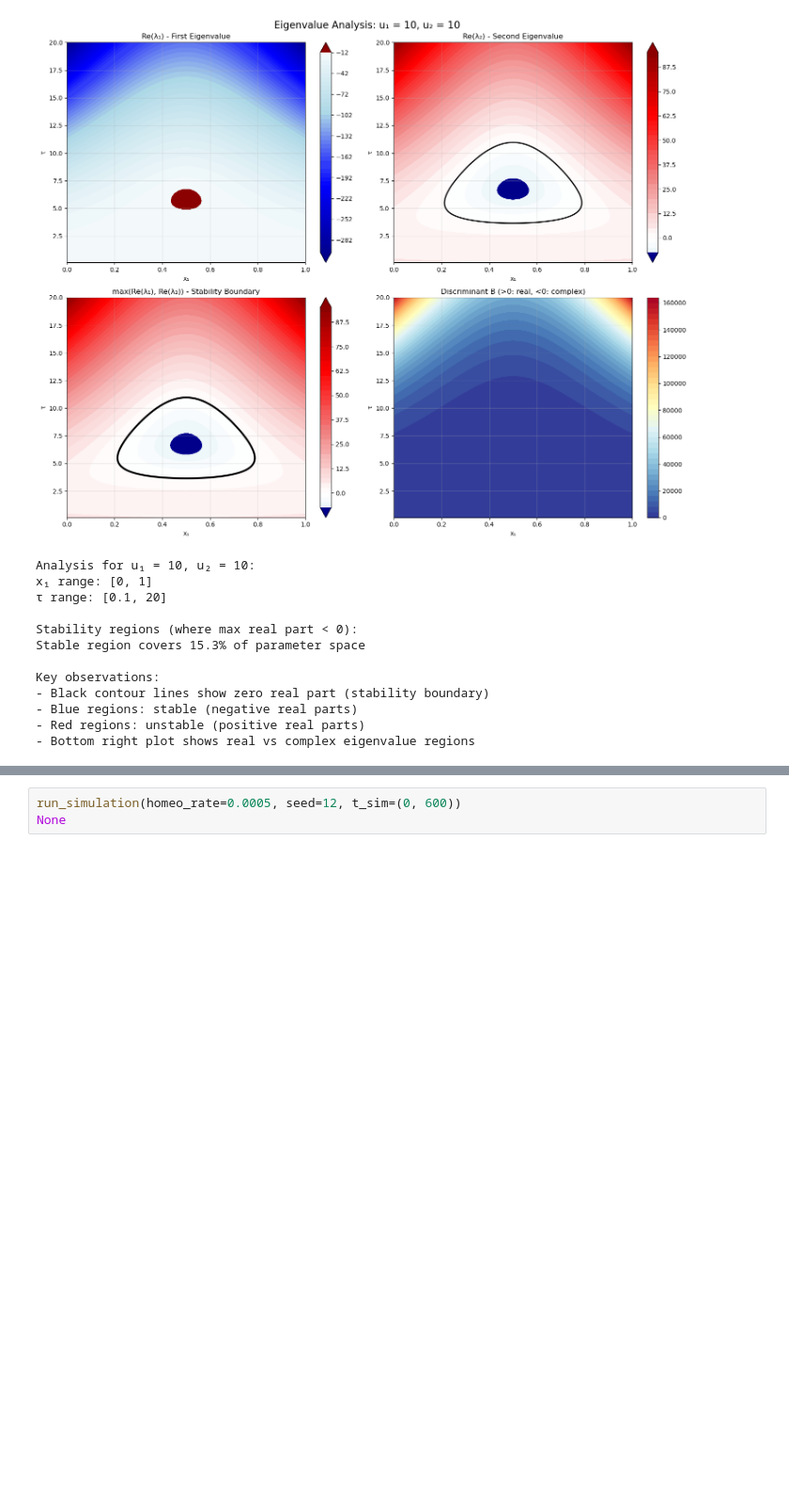
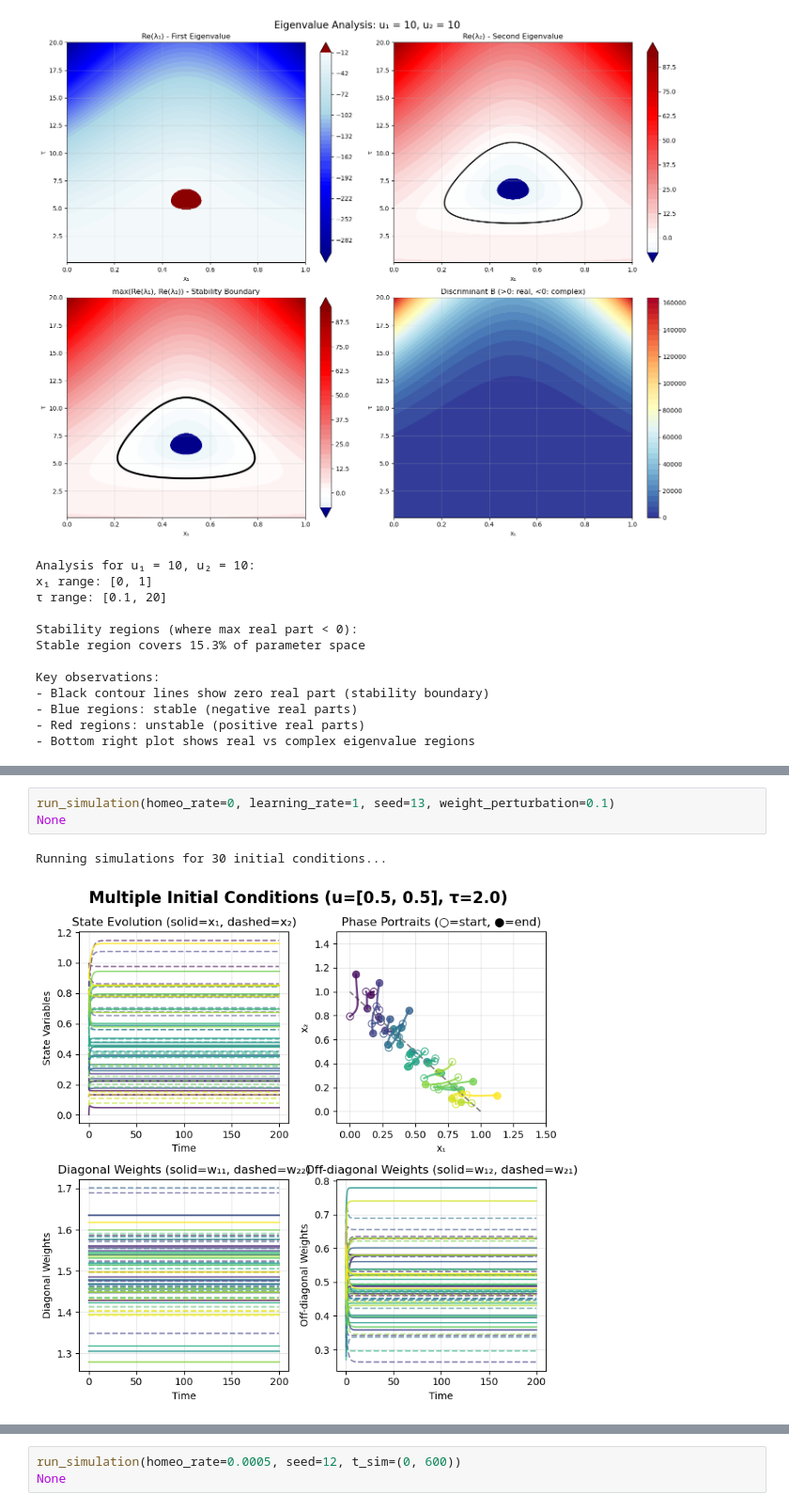
Before and after one commit to davidgbe/automated_plasticity_discovery, a Jupyter notebook: analytical_rules_derivation_and_sim.ipynb, the cells around one changed output, grey strips where cells are left out. Shown at 94% size. Cells and saved outputs as stored; diff of their text form; blank space fills up the shorter version.

```diff
--- a/analytical_rules_derivation_and_sim.ipynb
+++ b/analytical_rules_derivation_and_sim.ipynb
@@ -614 +616,7 @@ Running simulations for 30 initial conditions...
+# %%
+run_simulation(homeo_rate=0, learning_rate=1, seed=13, weight_perturbation=0.1)
+None
+# %% [output]
+Running simulations for 30 initial conditions...
+[figure, added]
 # %%
```
Also changed, not shown: parts of 6 cells of this notebook, 1 other file.
